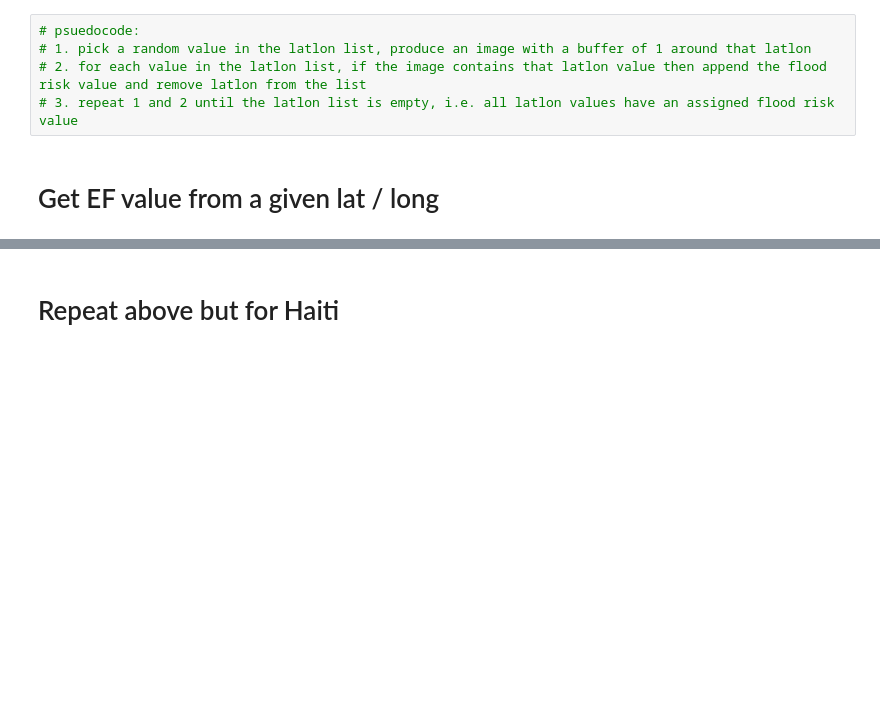
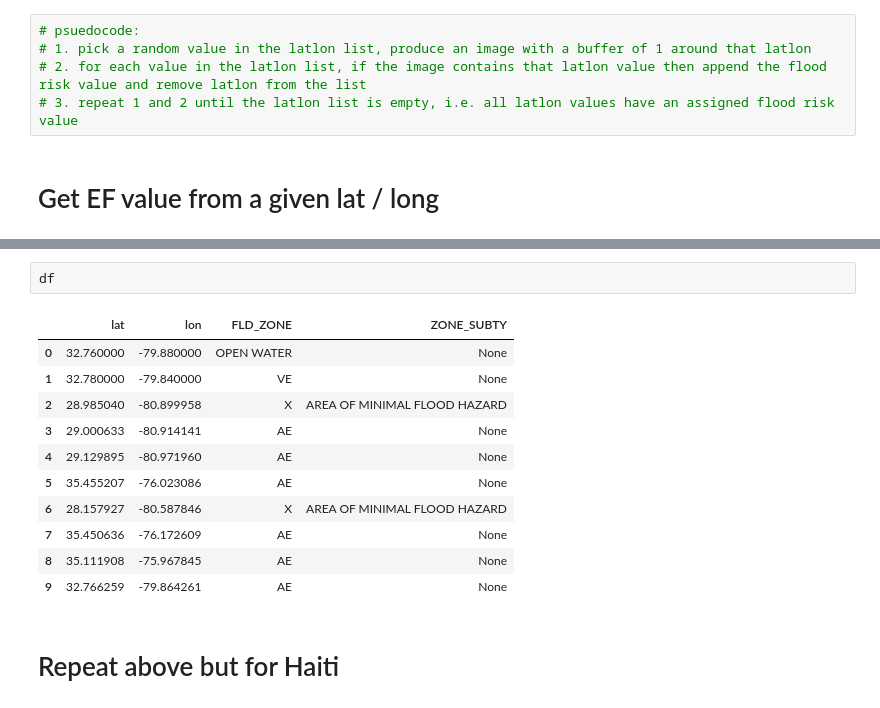
Before and after one commit to ai4er-cdt/hurricane-harm-herald, a Jupyter notebook: notebooks/Flood_Risk_EF.ipynb, the cells around one changed output, grey strips where cells are left out. Saved outputs shown, nothing was run; the diff lists cells and outputs as text; blank space fills up the shorter version.

```diff
--- a/notebooks/Flood_Risk_EF.ipynb
+++ b/notebooks/Flood_Risk_EF.ipynb
@@ -227,3 +304,17 @@ image[image.geometry.contains(Point(lon, lat))] # note lat and lon have swapped
+# %%
+df
+# %% [output]
+|  | lat | lon | FLD_ZONE | ZONE_SUBTY |
+| 0 | 32.760000 | -79.880000 | OPEN WATER | None |
+| 1 | 32.780000 | -79.840000 | VE | None |
+| 2 | 28.985040 | -80.899958 | X | AREA OF MINIMAL FLOOD HAZARD |
+| 3 | 29.000633 | -80.914141 | AE | None |
+| 4 | 29.129895 | -80.971960 | AE | None |
+| 5 | 35.455207 | -76.023086 | AE | None |
+| 6 | 28.157927 | -80.587846 | X | AREA OF MINIMAL FLOOD HAZARD |
+| 7 | 35.450636 | -76.172609 | AE | None |
+| 8 | 35.111908 | -75.967845 | AE | None |
+| 9 | 32.766259 | -79.864261 | AE | None |
 # %% [markdown]
 # Repeat above but for Haiti
 # %% [markdown]
```
Also changed, not shown: parts of 24 cells of this notebook.
